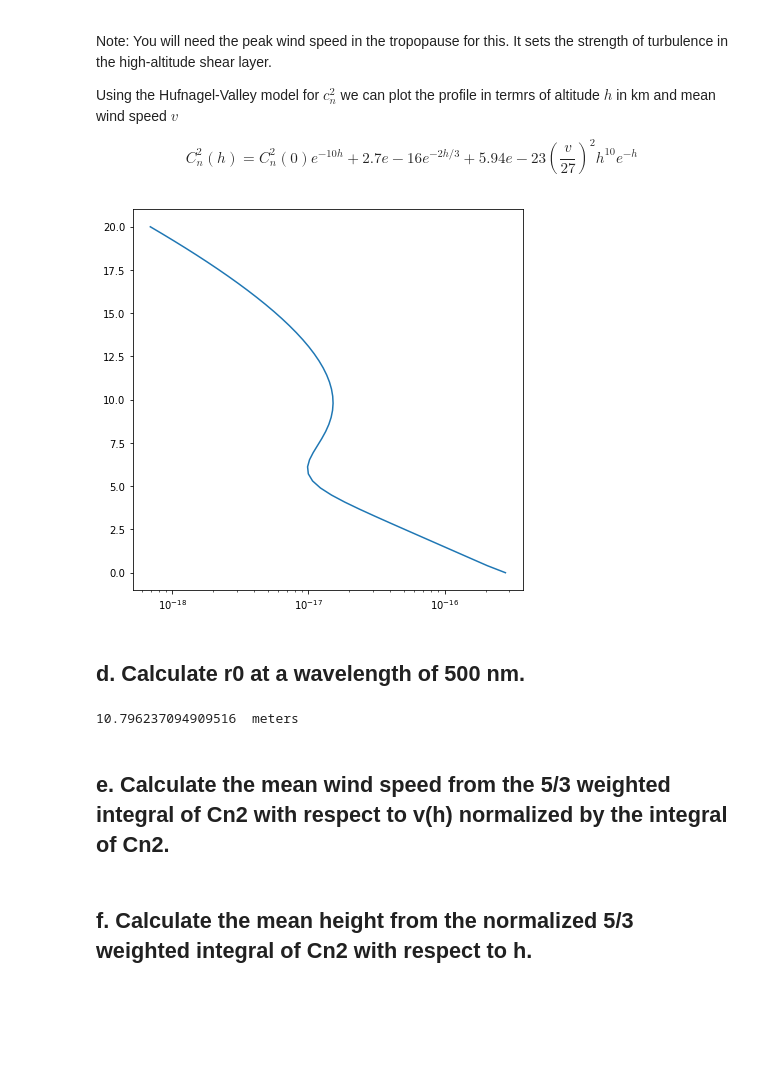
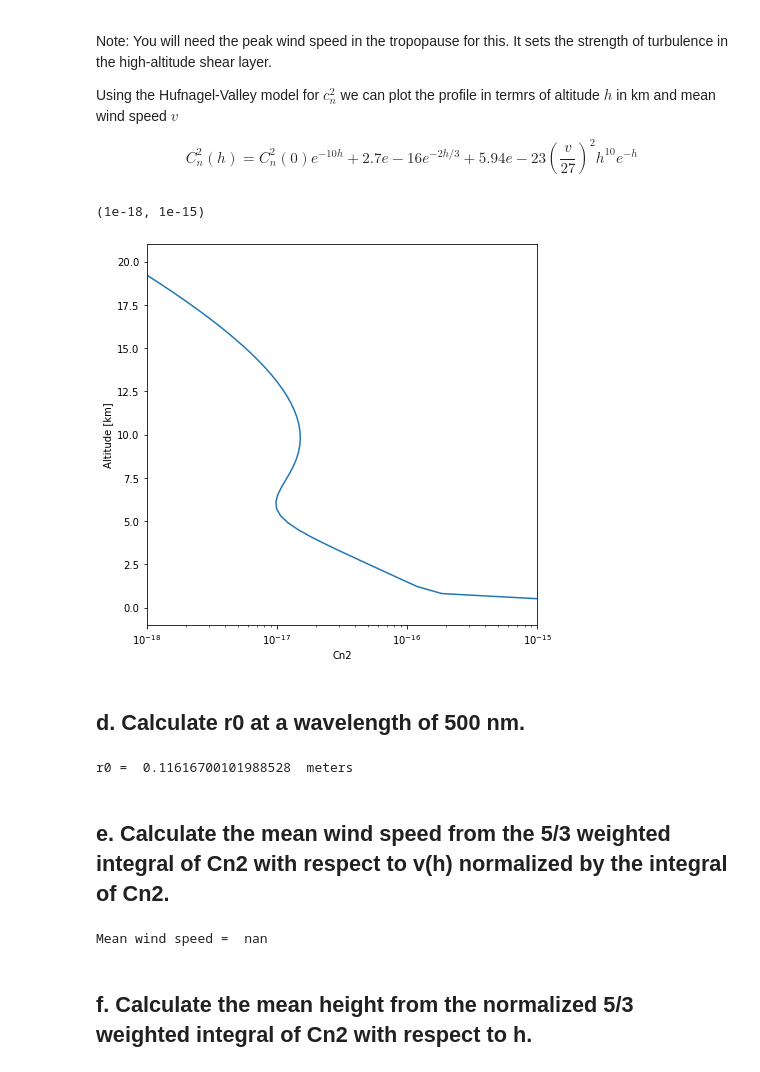
Before and after one commit to trentjbrendel/OPTI-528, a Jupyter notebook: Homework1_JNA.ipynb, the cells around one changed output. Saved outputs shown, nothing was run; the diff lists cells and outputs as text; code cells hidden in the pictures; blank space fills up the shorter version.

```diff
--- a/Homework1_JNA.ipynb
+++ b/Homework1_JNA.ipynb
@@ -183,28 +253,43 @@ Using the Hufnagel-Valley model for $c_{n}^2$ we can plot the profile in termrs
 $$C_n^{2}(h) = C_n^{2}(0)e^{-10h} + 2.7e-16e^{-2h/3} + 5.94e-23(\frac{v}{27})^{2}h^{10}e^{-h}  $$
 # %%
 # relevant constants
-cn20 = 10e-16 *(1e3)**(-2/3)  # m^(-2/3) * km^(-2/3)/(1000m)^(-2/3)
+cn20 = 10e-16 *(1e-3)**(-2/3)  # m^(-2/3) * km^(-2/3)/(1000m)^(-2/3)
 h = np.linspace(0,20) # scale to km
 v = 20 # scale to km
 
 cn2 = cn20*np.exp(-10*h) + 2.7e-16*np.exp(-2*h/3) + 5.94e-23*(v/27)**2 *h**10 *np.exp(-h)
 
 plt.figure(figsize=[7,7])
 plt.plot(cn2,h)
 plt.xscale('log')
-#plt.xlim([10**(-18),10**(-15)])
+plt.xlabel('Cn2')
+plt.ylabel('Altitude [km]')
+plt.xlim([10e-19,10e-16])
 # %% [output]
+(1e-18, 1e-15)
-[figure, old version]
+[figure, new version]
 # %% [markdown]
 ## d.	Calculate r0 at a wavelength of 500 nm.
 # %%
-k = 2*np.pi/500e-12 # to be in units of km-1
+k = 2*np.pi/(500e-12) # to be in units of km-1
 r0 = (0.432*k**2 *np.trapz(cn2))**(-3/5) # use trapezoidal integration
-print(r0*10e3,' meters')
+print('r0 = ',r0*1e3,' meters')
 # %% [output]
-10.796237094909516  meters
+r0 =  0.11616700101988528  meters
 # %% [markdown]
 ## e.	Calculate the mean wind speed from the 5/3 weighted integral of Cn2 with respect to v(h) normalized by the integral of Cn2.
+# %%
+# Utilize the mean value theorem to integrate the previous Cn2 profile w.r.t wind speed
+
+norm = np.trapz(cn2) # normalization constant
+vh = np.linspace(0,20) # m/s
+h = np.sqrt(np.log(vh/20))*4800+htrop
+
+cn2v = cn20*np.exp(-10*h) + 2.7e-16*np.exp(-2*h/3) + 5.94e-23*(vh/27)**2 *h**10 *np.exp(-h)
+
+print('Mean wind speed = ',np.trapz(cn2v)/(20*norm))
+# %% [output]
+Mean wind speed =  nan
 # %% [markdown]
 ## f.	Calculate the mean height from the normalized 5/3 weighted integral of Cn2 with respect to h.
 # %% [markdown]
```
Also changed, not shown: parts of 15 cells of this notebook.
